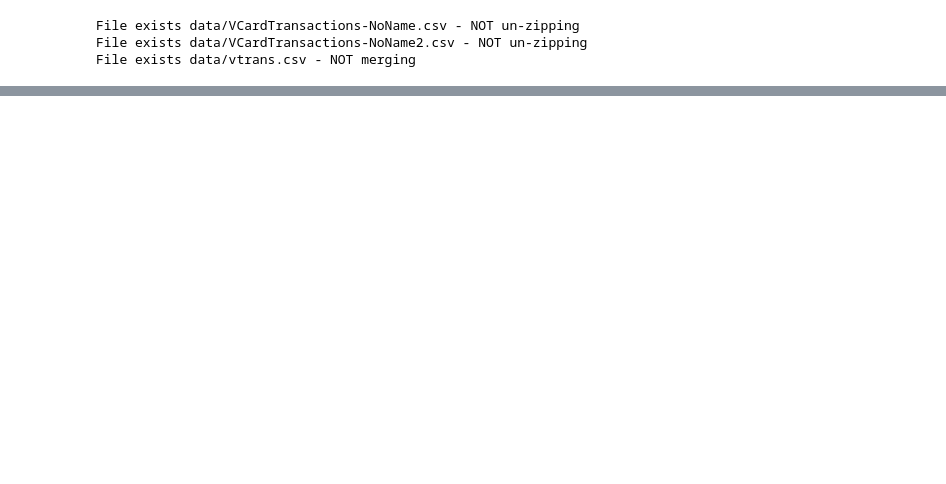
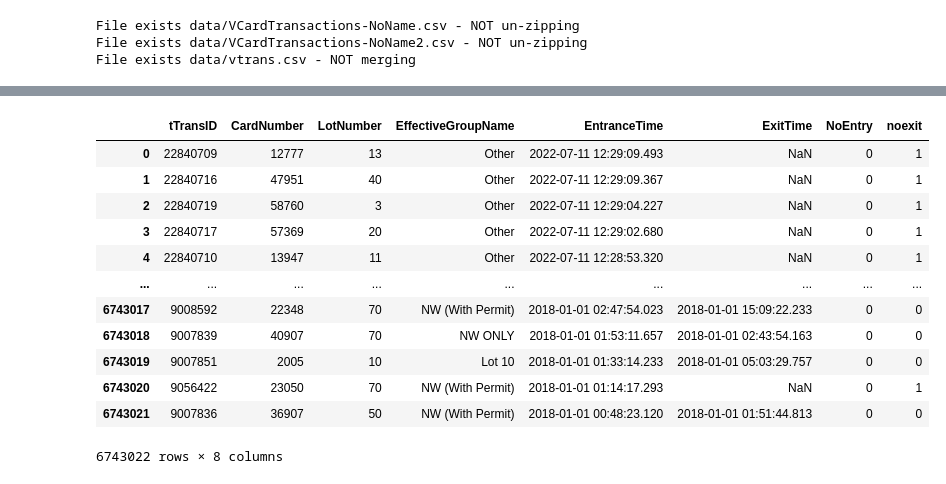
Before and after one commit to jacobbp25/Group5Project, a Jupyter notebook: Parking_m.ipynb, the cells around one changed output, grey strips where cells are left out. Cells and saved outputs as stored; diff of their text form; code cells hidden in the pictures; blank space fills up the shorter version.

```diff
--- a/Parking_m.ipynb
+++ b/Parking_m.ipynb
@@ -61,0 +72,26 @@ vtrans
+# %%
+# list columns that we want to look at from vtrans
+ini_cols = ['tTransID', 'CardNumber', 'LotNumber', 'EffectiveGroupName','EntranceTime', 'ExitTime', 'NoEntry', 'noexit']
+
+# reset df to updated columns list
+vtrans = vtrans.reindex(columns=ini_cols)
+
+# replace na values in effective group name to identify those that may not have a parking pass
+vtrans['EffectiveGroupName'] = vtrans['EffectiveGroupName'].fillna('Other')
+
+# preview
+vtrans
+# %% [output]
+|  | tTransID | CardNumber | LotNumber | EffectiveGroupName | EntranceTime | ExitTime | NoEntry | noexit |
+| 0 | 22840709 | 12777 | 13 | Other | 2022-07-11 12:29:09.493 | NaN | 0 | 1 |
+| 1 | 22840716 | 47951 | 40 | Other | 2022-07-11 12:29:09.367 | NaN | 0 | 1 |
+| 2 | 22840719 | 58760 | 3 | Other | 2022-07-11 12:29:04.227 | NaN | 0 | 1 |
+| 3 | 22840717 | 57369 | 20 | Other | 2022-07-11 12:29:02.680 | NaN | 0 | 1 |
+| 4 | 22840710 | 13947 | 11 | Other | 2022-07-11 12:28:53.320 | NaN | 0 | 1 |
+| ... | ... | ... | ... | ... | ... | ... | ... | ... |
+| 6743017 | 9008592 | 22348 | 70 | NW (With Permit) | 2018-01-01 02:47:54.023 | 2018-01-01 15:09:22.233 | 0 | 0 |
+| 6743018 | 9007839 | 40907 | 70 | NW ONLY | 2018-01-01 01:53:11.657 | 2018-01-01 02:43:54.163 | 0 | 0 |
+| 6743019 | 9007851 | 2005 | 10 | Lot 10 | 2018-01-01 01:33:14.233 | 2018-01-01 05:03:29.757 | 0 | 0 |
+| 6743020 | 9056422 | 23050 | 70 | NW (With Permit) | 2018-01-01 01:14:17.293 | NaN | 0 | 1 |
+| 6743021 | 9007836 | 36907 | 50 | NW (With Permit) | 2018-01-01 00:48:23.120 | 2018-01-01 01:51:44.813 | 0 | 0 |
+6743022 rows × 8 columns
```
Also changed, not shown: parts of 26 cells of this notebook.
